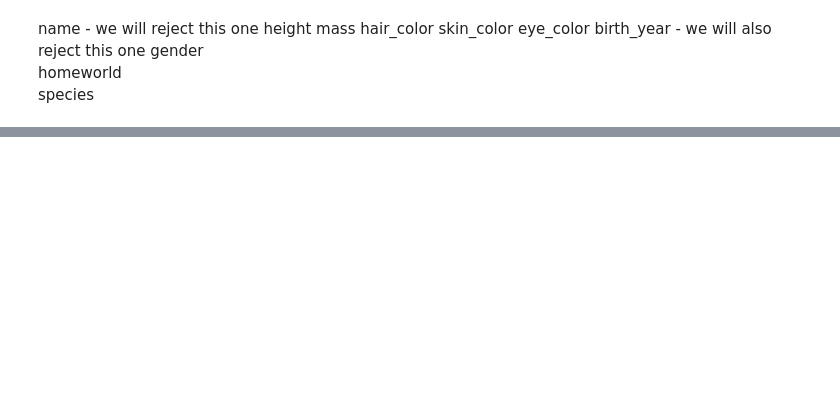
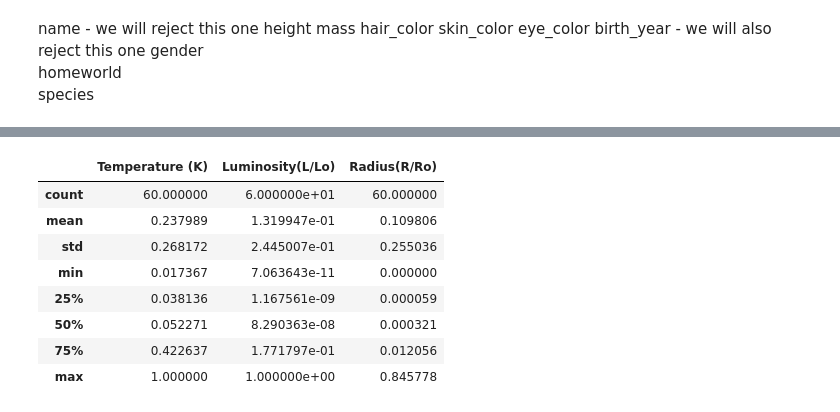
Before and after one commit to RadekJedrzejczyk/StarClasification, a Jupyter notebook: analysis.ipynb, the cells around one changed output, grey strips where cells are left out. Drawn from its saved outputs; the diff is of its cells as text; code cells hidden in the pictures; blank space fills up the shorter version.

```diff
--- a/analysis.ipynb
+++ b/analysis.ipynb
@@ -133,3 +126,14 @@ plt.show()
 # %%
 from sklearn.model_selection import train_test_split
-x_train, x_test, y_train, y_test = train_test_split(x, y_mapped, test_size=0.2, random_state = 10)
+x_train, x_test, y_train, y_test = train_test_split(x, y_mapped, test_size=size_of_test_split, random_state = random_seed)
+x_test.describe()
+# %% [output]
+|  | Temperature (K) | Luminosity(L/Lo) | Radius(R/Ro) |
+| count | 60.000000 | 6.000000e+01 | 60.000000 |
+| mean | 0.237989 | 1.319947e-01 | 0.109806 |
+| std | 0.268172 | 2.445007e-01 | 0.255036 |
+| min | 0.017367 | 7.063643e-11 | 0.000000 |
+| 25% | 0.038136 | 1.167561e-09 | 0.000059 |
+| 50% | 0.052271 | 8.290363e-08 | 0.000321 |
+| 75% | 0.422637 | 1.771797e-01 | 0.012056 |
+| max | 1.000000 | 1.000000e+00 | 0.845778 |
```
Also changed, not shown: parts of 10 cells of this notebook, 4 other files.
